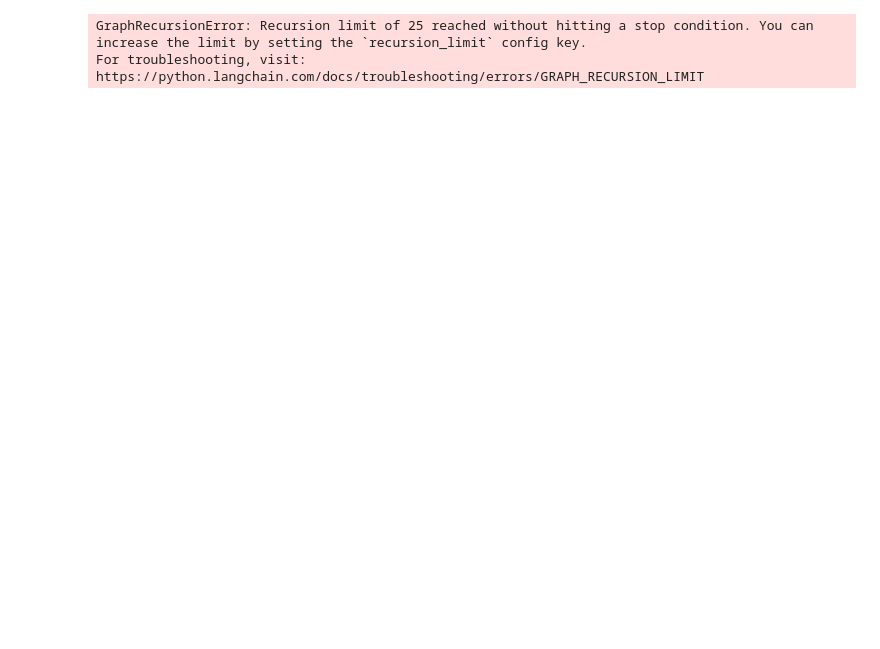
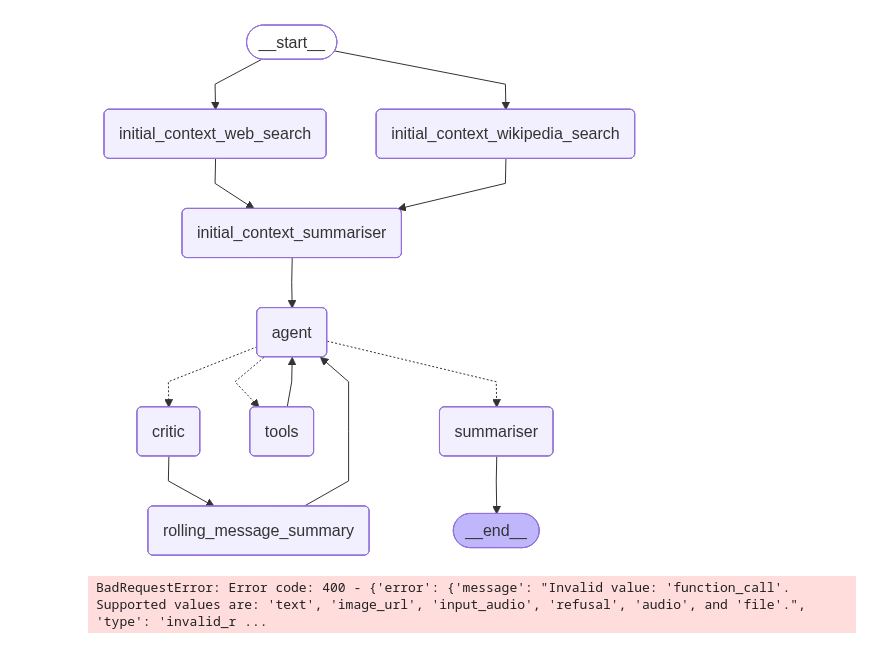
Before and after one commit to thomas-smithh/portfolio-optimisation, a Jupyter notebook: test_notebook.ipynb, the cells around one changed output. Saved outputs shown, nothing was run; the diff lists cells and outputs as text; code cells hidden in the pictures; blank space fills up the shorter version.

```diff
--- a/test_notebook.ipynb
+++ b/test_notebook.ipynb
@@ -2,21 +2,26 @@
 from research import create_and_compile_graph
 import os
 from api_keys import langsmith_api_key
+import warnings
 
 graph = create_and_compile_graph()
-
-os.environ["LANGSMITH_API_KEY"] = langsmith_api_key
-os.environ["LANGSMITH_TRACING"] = "true"
-os.environ["LANGSMITH_PROJECT"] = "default"
-
-result = graph.invoke(
-    {
-        "ticker": "AAPL",
-        "company_name": "Apple",
-        "company_sector": "Technology"
-    },
-    config={"recursion_limit": 250}
-)
-# %% [output]
-GraphRecursionError: Recursion limit of 25 reached without hitting a stop condition. You can increase the limit by setting the `recursion_limit` config key.
-For troubleshooting, visit: https://python.langchain.com/docs/troubleshooting/errors/GRAPH_RECURSION_LIMIT
+# %%
+graph
+# %% [output]
+[figure, added]
+# %%
+
+os.environ["LANGSMITH_API_KEY"] = langsmith_api_key
+os.environ["LANGSMITH_TRACING"] = "true"
+os.environ["LANGSMITH_PROJECT"] = "default"
+
+result = graph.invoke(
+    {
+        "ticker": "SHCO",
+        "company_name": "Soho House",
+        "company_sector": "Hospitality"
+    },
+    config={"recursion_limit": 250}
+)
+# %% [output]
+BadRequestError: Error code: 400 - {'error': {'message': "Invalid value: 'function_call'. Supported values are: 'text', 'image_url', 'input_audio', 'refusal', 'audio', and 'file'.", 'type': 'invalid_r ...
```
Also changed, not shown: parts of 1 cell of this notebook.
